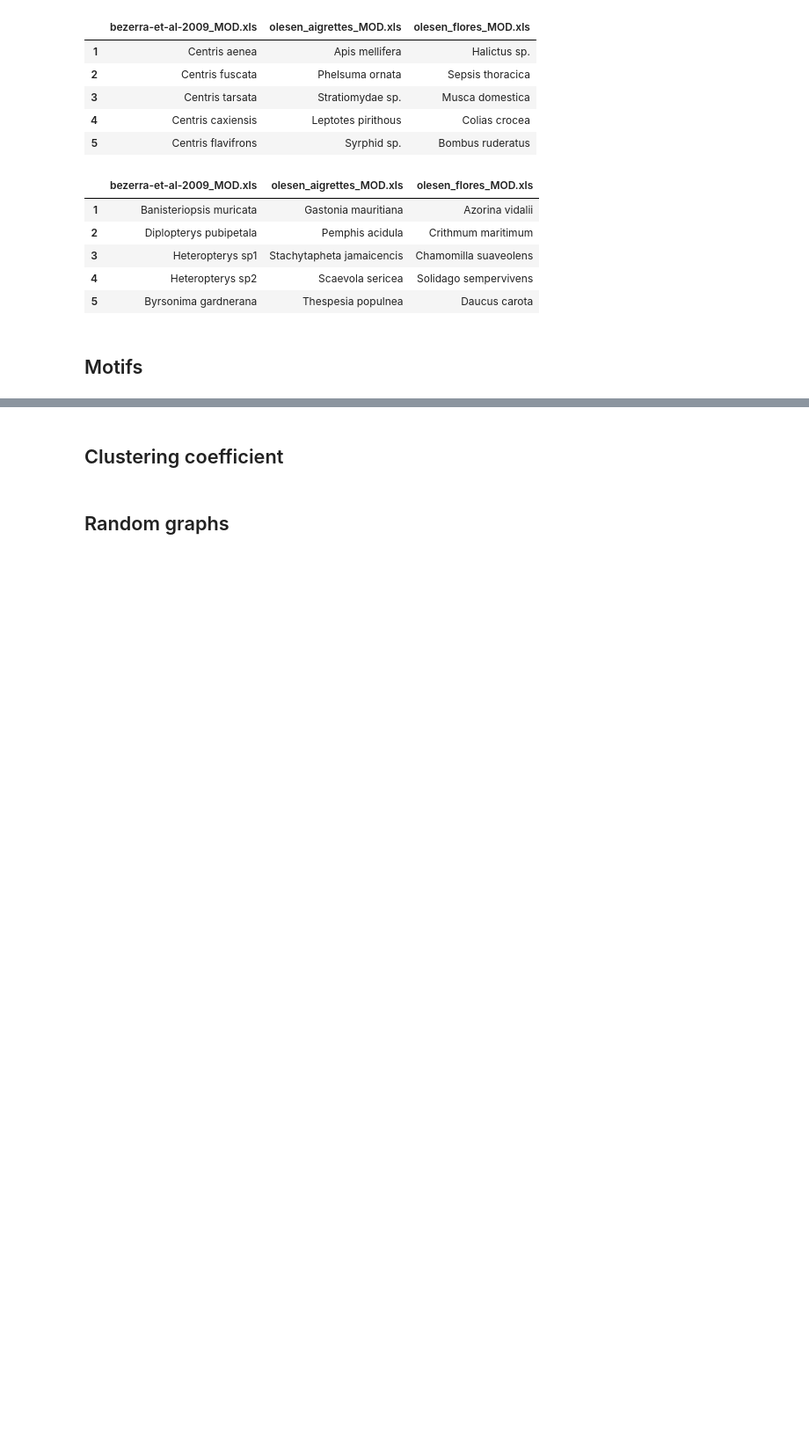
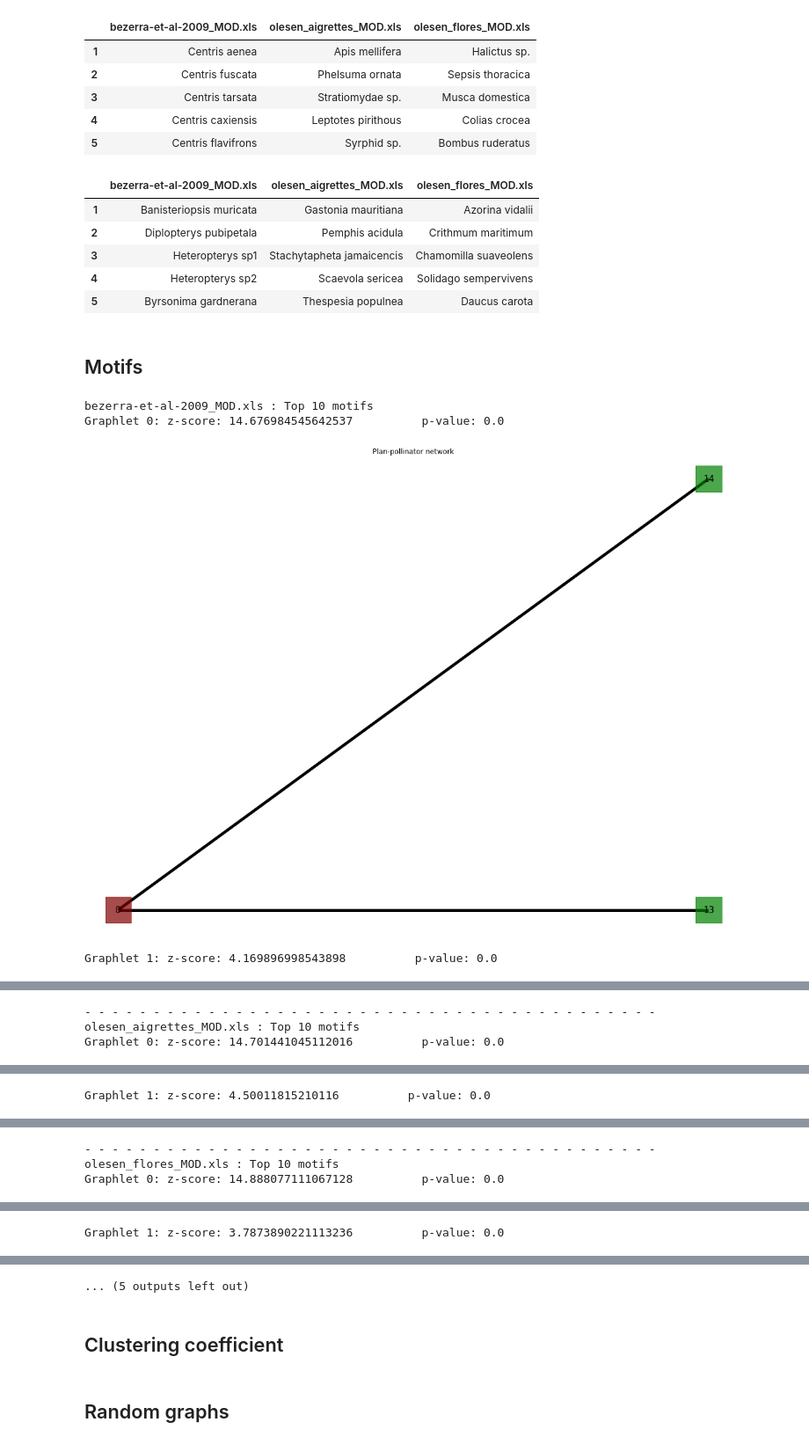
Before and after one commit to gdapian/LfN_project, a Jupyter notebook: src/Plant-pollinator-project.ipynb, the cells around one changed output, grey strips where cells are left out. Shown at 88% size. Drawn from its saved outputs; the diff is of its cells as text; code cells hidden in the pictures; blank space fills up the shorter version.

Commit message:
Added motifs to notebook

```diff
--- a/src/Plant-pollinator-project.ipynb
+++ b/src/Plant-pollinator-project.ipynb
@@ -128,3 +132,39 @@ pd.DataFrame(data=d, index=range(1, K+1))
 | 5 | Byrsonima gardnerana | Thespesia populnea | Daucus carota |
 # %% [markdown]
 ## Motifs
+# %%
+for i in range(len(Graphs)):
+    # define the maximum size of the a possible graphlet. The minimum size of the graphlet is setted to 3 by default
+    max_k = 6
+
+    total_graphlets = []
+    total_z_score = []
+    total_p_value = []
+
+    for k in range(3, max_k+1):
+        # compute the counting of all subgraphs (#nodes = k) of graph G
+        graphlets, counts = motifs.ESU_bipartite_version(G, k)
+
+        z_score, p_value = motifs.compute_graphlets_scores(G, k, graphlets, counts, num_random_graphs=100)
+
+        # compute the motifs
+        top_graphlets, top_z_score, top_p_value = motifs.find_top_graphlets(graphlets, z_score, p_value, num=-1)
+
+        total_graphlets = total_graphlets + top_graphlets
+        total_z_score = total_z_score + top_z_score
+        total_p_value = total_p_value + top_p_value
+
+    top_total_graphlets, top_total_z_score, top_total_p_value = motifs.find_top_graphlets(total_graphlets, total_z_score, total_p_value, num=-1)
+
+    # show the top graphlets
+    print(FILE_NAMES[i] + " : Top 10 motifs")
+    for j in range(min(len(top_total_graphlets), 10)):
+        print("Graphlet " +str(j)+": z-score: " + str(top_total_z_score[j]) + "          p-value: " + str(top_total_p_value[j]))
+        pol_current_temp, pla_current_temp = nx.algorithms.bipartite.sets(top_total_graphlets[j])
+        utils.plot_bipartite_graph(top_total_graphlets[j], list(pol_current_temp))
+    print("- - - - - - - - - - - - - - - - - - - - - - - - - - - - - - - - - - - - - - - - - -")
+# %% [output]
+bezerra-et-al-2009_MOD.xls : Top 10 motifs
+Graphlet 0: z-score: 14.676984545642537          p-value: 0.0
+[figure, added]
+Graphlet 1: z-score: 4.169896998543898          p-value: 0.0
@@ -130,0 +172,3 @@ pd.DataFrame(data=d, index=range(1, K+1))
+- - - - - - - - - - - - - - - - - - - - - - - - - - - - - - - - - - - - - - - - - -
+olesen_aigrettes_MOD.xls : Top 10 motifs
+Graphlet 0: z-score: 14.701441045112016          p-value: 0.0
@@ -130,0 +176 @@ pd.DataFrame(data=d, index=range(1, K+1))
+Graphlet 1: z-score: 4.50011815210116          p-value: 0.0
@@ -130,0 +178,3 @@ pd.DataFrame(data=d, index=range(1, K+1))
+- - - - - - - - - - - - - - - - - - - - - - - - - - - - - - - - - - - - - - - - - -
+olesen_flores_MOD.xls : Top 10 motifs
+Graphlet 0: z-score: 14.888077111067128          p-value: 0.0
@@ -130,0 +182 @@ pd.DataFrame(data=d, index=range(1, K+1))
+Graphlet 1: z-score: 3.7873890221113236          p-value: 0.0
@@ -131,3 +184,4 @@ pd.DataFrame(data=d, index=range(1, K+1))
+... (5 outputs left out)
 # %% [markdown]
 ## Clustering coefficient
 # %% [markdown]
```
Also changed, not shown: parts of 2 cells of this notebook, 1 other file.
